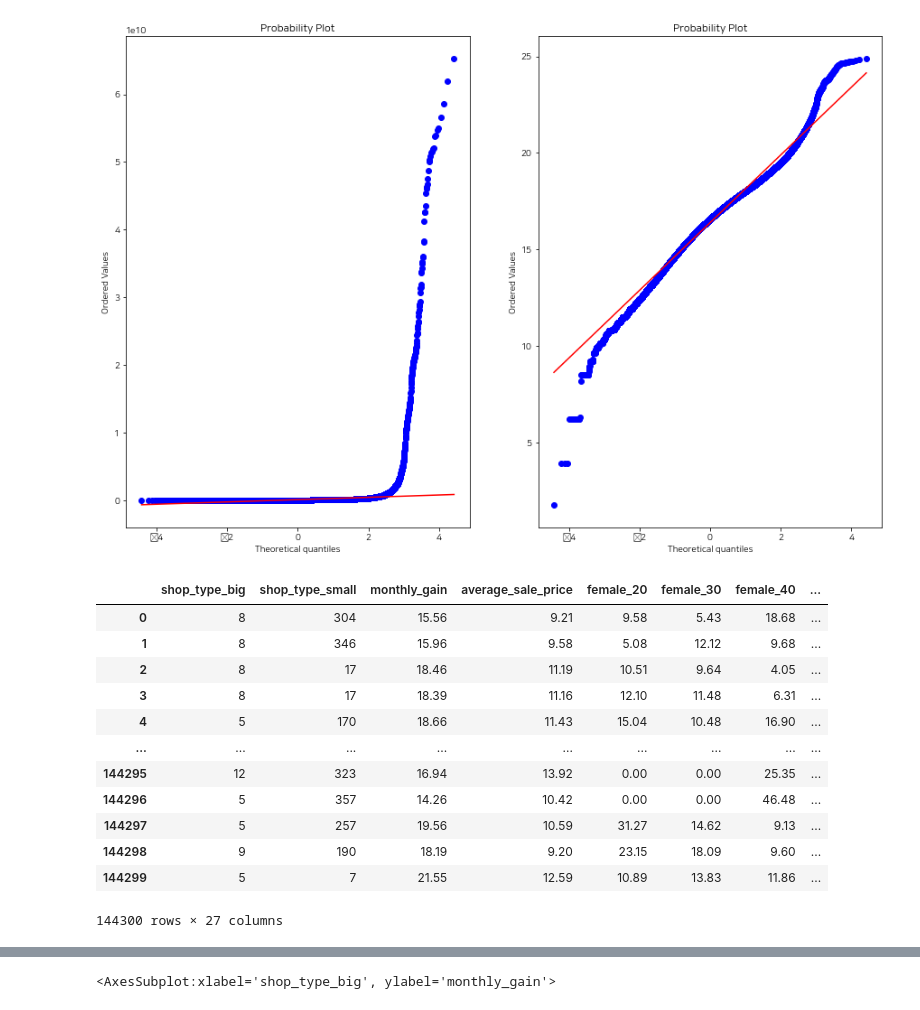
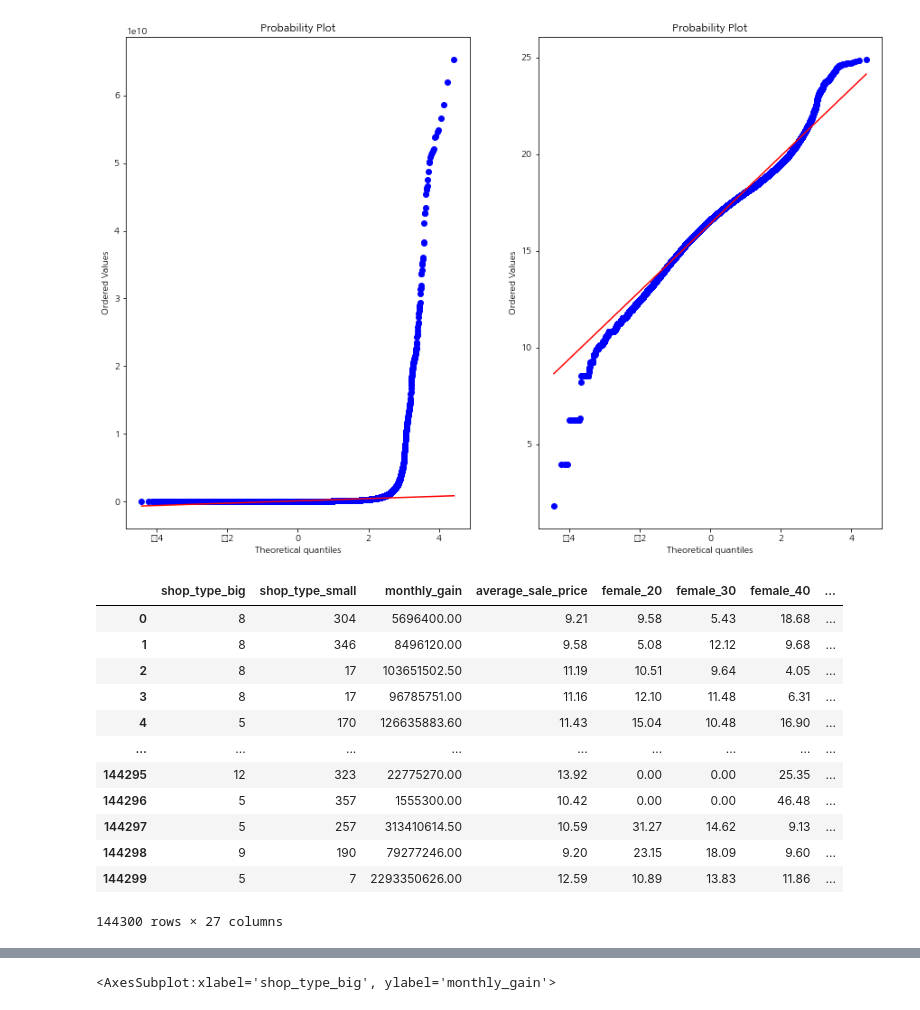
Before and after one commit to iDolphin99/Commerical_data_analysis, a Jupyter notebook: dolphin/baseline_regression.ipynb, the cells around one changed output, grey strips where cells are left out. Saved outputs shown, nothing was run; the diff lists cells and outputs as text; code cells hidden in the pictures.

```diff
--- a/dolphin/baseline_regression.ipynb
+++ b/dolphin/baseline_regression.ipynb
@@ -275,27 +275,27 @@ for _ in range(0, scale_range) :
 # %%
 # 업종별 분류 없이 다같이 log 정규화
 from sklearn.preprocessing import MinMaxScaler, RobustScaler, StandardScaler, Normalizer
 
-scale_cols = ['average_sale_price', 'monthly_gain']
+scale_cols = ['average_sale_price']
 
 for _ in scale_cols :
     scaled_data = pd.DataFrame(np.log1p(input_data[_]))
     input_data[_] = scaled_data
 
 input_data
 # %% [output]
 |  | shop_type_big | shop_type_small | monthly_gain | average_sale_price | female_20 | female_30 | female_40 | ... |
-| 0 | 8 | 304 | 15.56 | 9.21 | 9.58 | 5.43 | 18.68 | ... |
-| 1 | 8 | 346 | 15.96 | 9.58 | 5.08 | 12.12 | 9.68 | ... |
-| 2 | 8 | 17 | 18.46 | 11.19 | 10.51 | 9.64 | 4.05 | ... |
-| 3 | 8 | 17 | 18.39 | 11.16 | 12.10 | 11.48 | 6.31 | ... |
-| 4 | 5 | 170 | 18.66 | 11.43 | 15.04 | 10.48 | 16.90 | ... |
+| 0 | 8 | 304 | 5696400.00 | 9.21 | 9.58 | 5.43 | 18.68 | ... |
+| 1 | 8 | 346 | 8496120.00 | 9.58 | 5.08 | 12.12 | 9.68 | ... |
+| 2 | 8 | 17 | 103651502.50 | 11.19 | 10.51 | 9.64 | 4.05 | ... |
+| 3 | 8 | 17 | 96785751.00 | 11.16 | 12.10 | 11.48 | 6.31 | ... |
+| 4 | 5 | 170 | 126635883.60 | 11.43 | 15.04 | 10.48 | 16.90 | ... |
 | ... | ... | ... | ... | ... | ... | ... | ... | ... |
-| 144295 | 12 | 323 | 16.94 | 13.92 | 0.00 | 0.00 | 25.35 | ... |
-| 144296 | 5 | 357 | 14.26 | 10.42 | 0.00 | 0.00 | 46.48 | ... |
-| 144297 | 5 | 257 | 19.56 | 10.59 | 31.27 | 14.62 | 9.13 | ... |
-| 144298 | 9 | 190 | 18.19 | 9.20 | 23.15 | 18.09 | 9.60 | ... |
-| 144299 | 5 | 7 | 21.55 | 12.59 | 10.89 | 13.83 | 11.86 | ... |
+| 144295 | 12 | 323 | 22775270.00 | 13.92 | 0.00 | 0.00 | 25.35 | ... |
+| 144296 | 5 | 357 | 1555300.00 | 10.42 | 0.00 | 0.00 | 46.48 | ... |
+| 144297 | 5 | 257 | 313410614.50 | 10.59 | 31.27 | 14.62 | 9.13 | ... |
+| 144298 | 9 | 190 | 79277246.00 | 9.20 | 23.15 | 18.09 | 9.60 | ... |
+| 144299 | 5 | 7 | 2293350626.00 | 12.59 | 10.89 | 13.83 | 11.86 | ... |
 144300 rows × 27 columns
 # %%
 sns.distplot(input_data['monthly_gain'])
```
Also changed, not shown: parts of 12 cells of this notebook.
